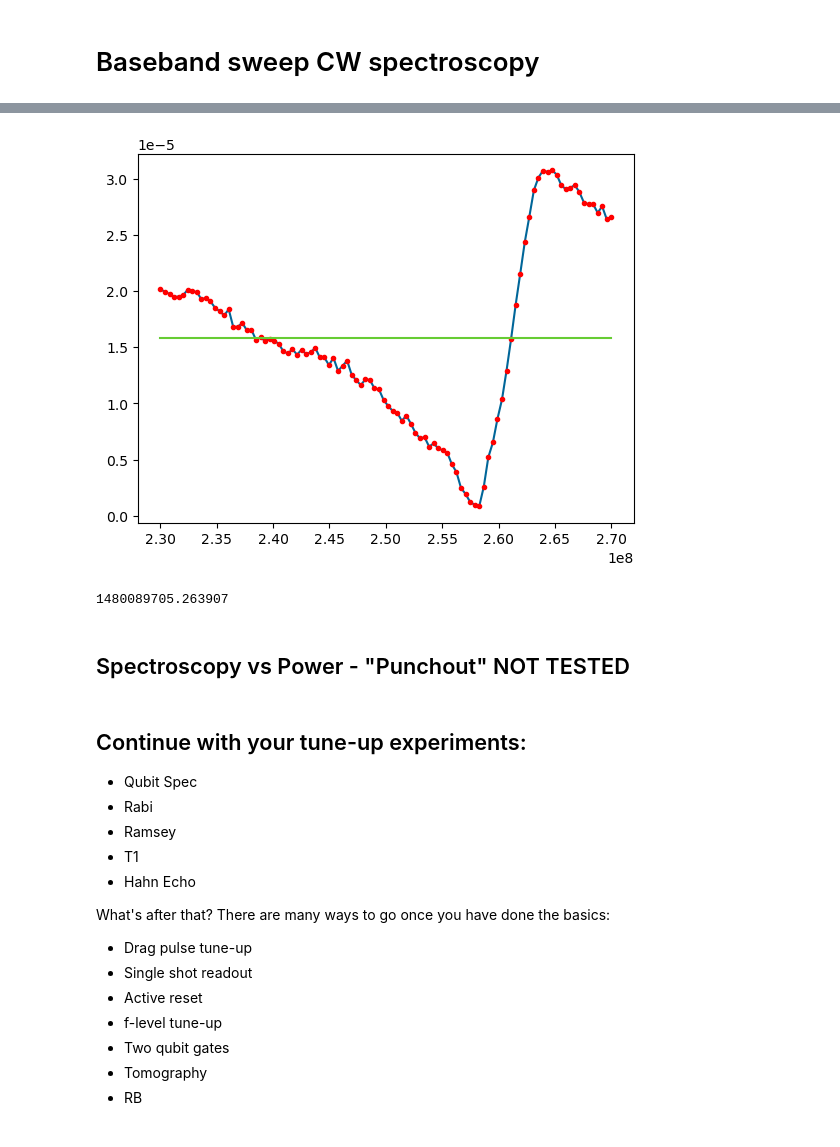
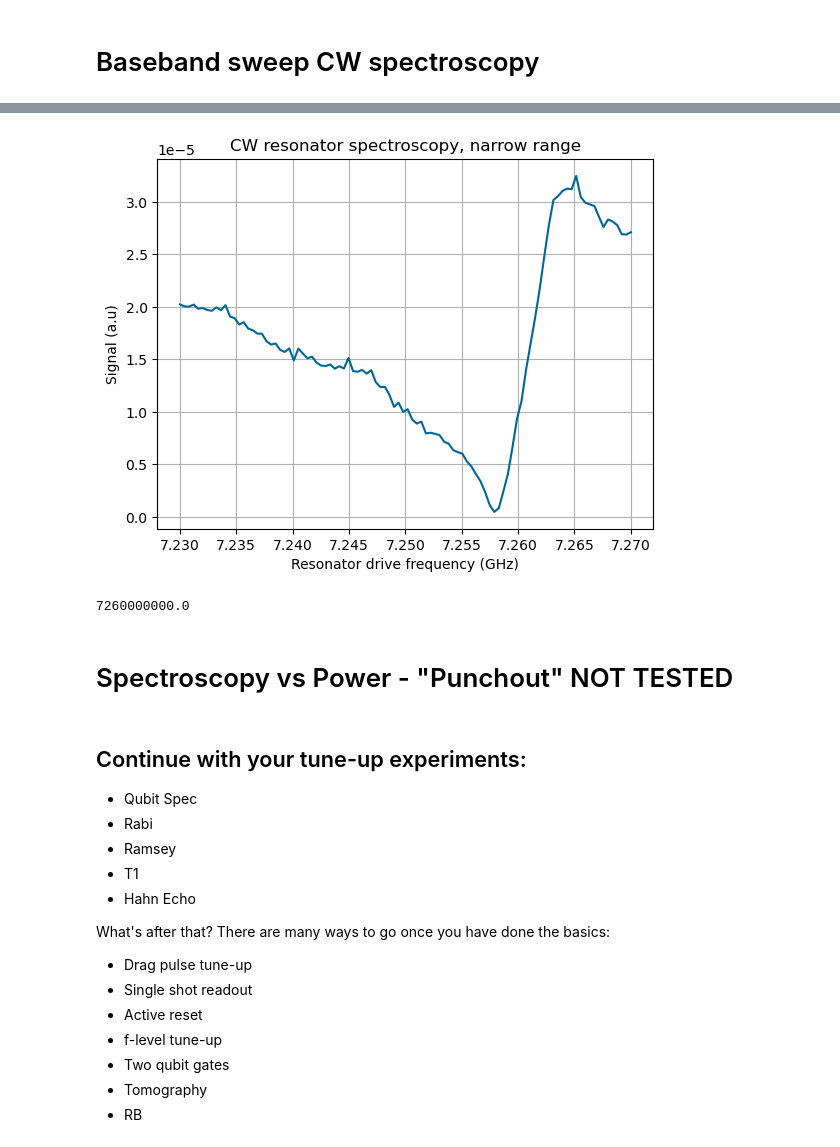
Before and after one commit to ngchihuan/Tune_up_scripts, a Jupyter notebook: Tune_Up_Active_Reset.ipynb, the cells around one changed output, grey strips where cells are left out. Saved outputs shown, nothing was run; the diff lists cells and outputs as text; code cells hidden in the pictures.

```diff
--- a/Tune_Up_Active_Reset.ipynb
+++ b/Tune_Up_Active_Reset.ipynb
@@ -277,10 +279,23 @@ plot_results(cw_spectroscopy_results)
+# %%
+lo_frequency = cw_spectroscopy_results.experiment.signals["measure_q0"].calibration.local_oscillator.frequency
+
+full_data = abs(cw_spectroscopy_results.get_data("resonator_spectroscopy_q0"))
+full_sweep = cw_spectroscopy_results.get_axis("resonator_spectroscopy_q0")[0] + lo_frequency
+
+plt.plot(full_sweep/1e9, full_data)
+plt.xlabel("Resonator drive frequency (GHz)")
+plt.ylabel("Signal (a.u)")
+plt.title("CW resonator spectroscopy, narrow range")
+plt.grid()
+# %% [output]
+[figure, added]
 # %%
-analyze_qspec(res=cw_spectroscopy_results, handle="resonator_spectroscopy_q0")
+#analyze_qspec(res=cw_spectroscopy_results, handle="resonator_spectroscopy_q0")
-# %% [output]
-[figure, removed]
-1480089705.263907
 # %%
-first_readout_res = 7.0e9 + 2.60e8
+first_readout_res = lo_frequency + 0.26e9
+print(first_readout_res)
+# %% [output]
+7260000000.0
 # %%
 qubit_parameters["qubits"]["q0"]["readout_resonator_frequency"][
     "value"
@@ -290,5 +305,5 @@ transmon_list = update_qubit_parameters_and_calibration(
     qubit_parameters, demo_setup, demo_setup_db
 )
 # %% [markdown]
-## Spectroscopy vs Power - "Punchout" NOT TESTED
+# Spectroscopy vs Power - "Punchout" NOT TESTED
 # %%
```
Also changed, not shown: parts of 39 cells of this notebook, 2 other files.
